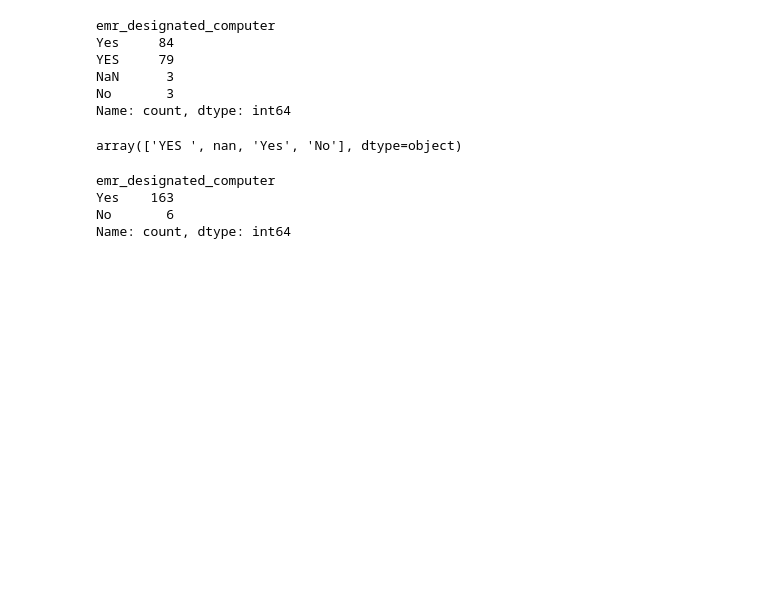
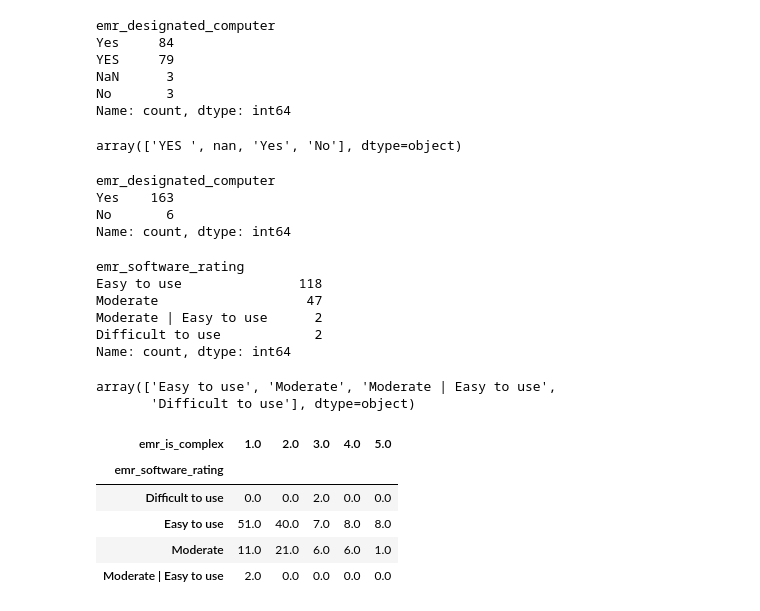
Before and after one commit to Ugoeze-hub/EMR_ANALYSIS, a Jupyter notebook: analysis.ipynb, the cells around one changed output. Drawn from its saved outputs; the diff is of its cells as text; code cells hidden in the pictures; blank space fills up the shorter version.

```diff
--- a/analysis.ipynb
+++ b/analysis.ipynb
@@ -177,3 +190,27 @@ emr_designated_computer
 Yes    163
 No       6
 Name: count, dtype: int64
+# %%
+technical_determinants['emr_software_rating'].value_counts(dropna=False)
+# %% [output]
+emr_software_rating
+Easy to use               118
+Moderate                   47
+Moderate | Easy to use      2
+Difficult to use            2
+Name: count, dtype: int64
+# %%
+technical_determinants['emr_software_rating'].unique()
+# %% [output]
+array(['Easy to use', 'Moderate', 'Moderate | Easy to use',
+       'Difficult to use'], dtype=object)
+# %%
+emr_soft_rat = technical_determinants.groupby('emr_software_rating')['emr_is_complex'].value_counts().unstack().fillna(0)
+emr_soft_rat
+# %% [output]
+| emr_is_complex | 1.0 | 2.0 | 3.0 | 4.0 | 5.0 |
+| emr_software_rating |  |  |  |  |  |
+| Difficult to use | 0.0 | 0.0 | 2.0 | 0.0 | 0.0 |
+| Easy to use | 51.0 | 40.0 | 7.0 | 8.0 | 8.0 |
+| Moderate | 11.0 | 21.0 | 6.0 | 6.0 | 1.0 |
+| Moderate | Easy to use | 2.0 | 0.0 | 0.0 | 0.0 | 0.0 |
```
Also changed, not shown: parts of 6 cells of this notebook, 35 other files.
